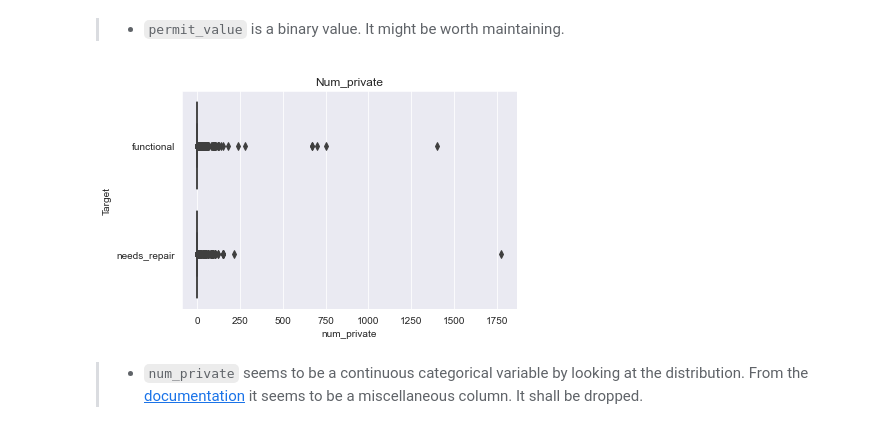
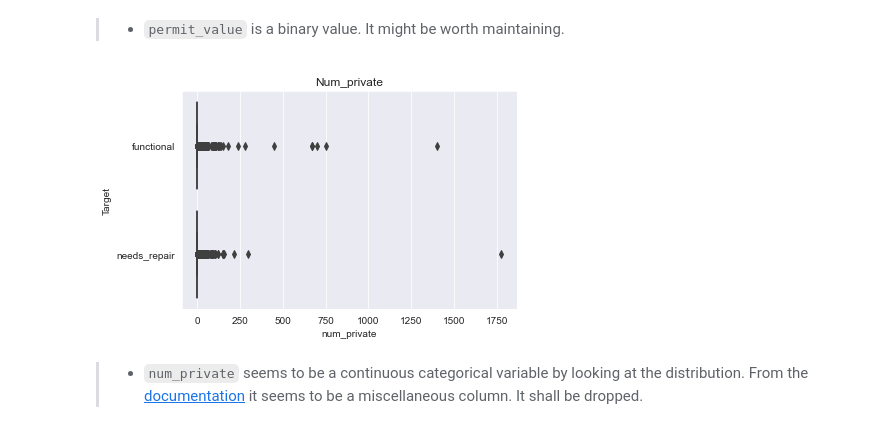
Before and after one commit to R3TR0Quan/tanzania-wells-classification, a Jupyter notebook: explore.ipynb, the cells around one changed output. Drawn from its saved outputs; the diff is of its cells as text; code cells hidden in the pictures.

```diff
--- a/explore.ipynb
+++ b/explore.ipynb
@@ -264,11 +299,11 @@ plt.title('Permit value');
 > * `permit_value` is a binary value. It might be worth maintaining.
 # %%
 #visualize 'num_private'
-vis = sns.boxplot(data=tww_df, x='num_private', y='status_group')
+vis = sns.boxplot(data=labelled_train_set, x='num_private', y='status_group')
 vis.set_title('Num_private')
 plt.ylabel('Target');
 # %% [output]
-[figure, old version]
+[figure, new version]
 # %% [markdown]
 > * `num_private` seems to be a continuous categorical variable by looking at the distribution. From the [documentation](https://www.drivendata.org/competitions/7/pump-it-up-data-mining-the-water-table/page/25/#sub_values) it seems to be a miscellaneous column. It shall be dropped.
 # %% [markdown]
```
Also changed, not shown: parts of 6 cells of this notebook, 1 other file.
